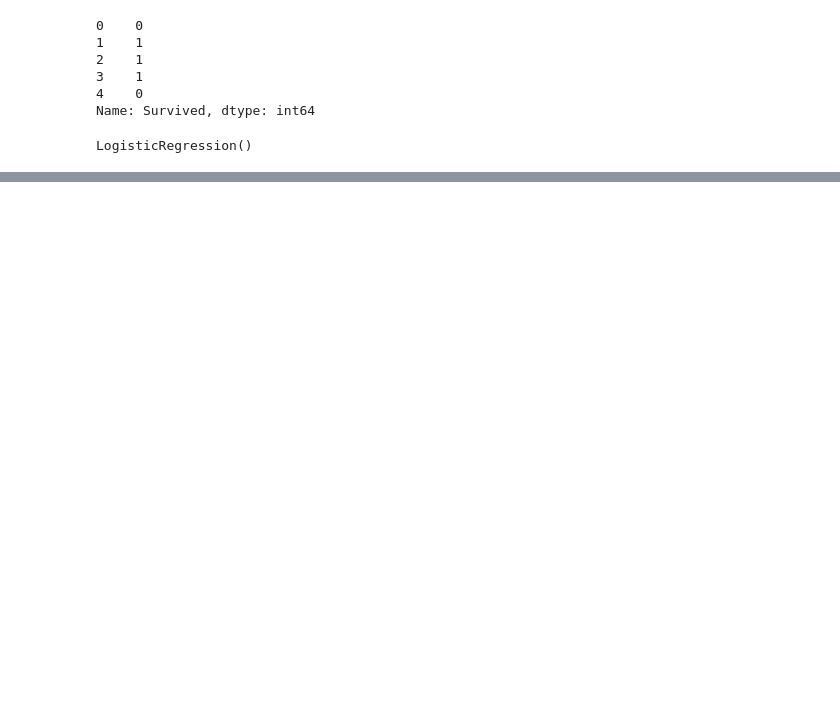
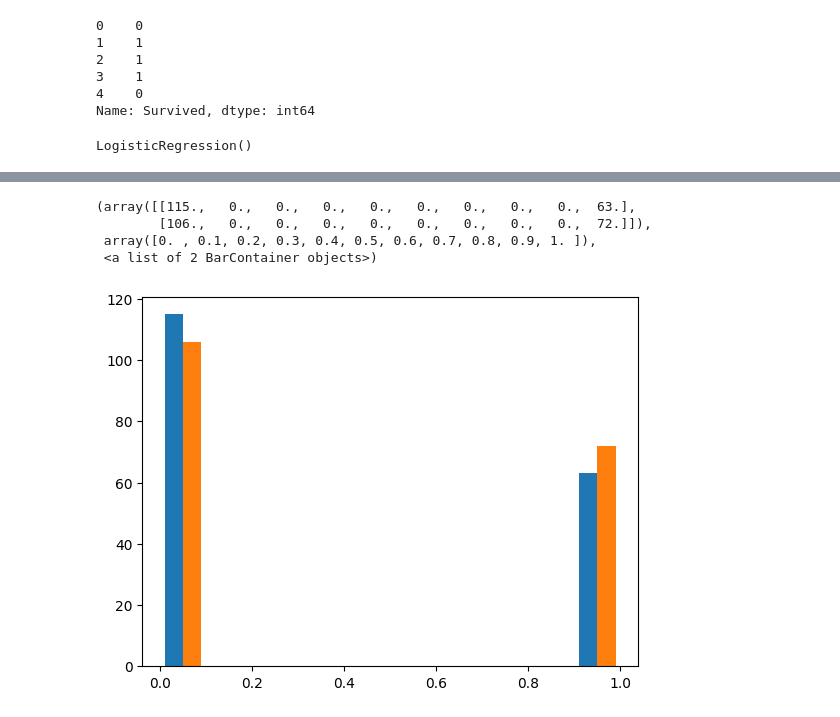
Before and after one commit to Nando8298/Learning, a Jupyter notebook: Logistic regression/Logistic.ipynb, the cells around one changed output, grey strips where cells are left out. Saved outputs shown, nothing was run; the diff lists cells and outputs as text; code cells hidden in the pictures; blank space fills up the shorter version.

```diff
--- a/Logistic regression/Logistic.ipynb
+++ b/Logistic regression/Logistic.ipynb
@@ -66,0 +68,11 @@ weighted avg       0.82      0.81      0.81       178
+# %%
+df = pd.DataFrame(data={"Test":y_test, "Pred": y_pred})
+# %%
+#plt.hist(df["Test"])
+plt.hist([df["Test"],df["Pred"]])
+# %% [output]
+(array([[115.,   0.,   0.,   0.,   0.,   0.,   0.,   0.,   0.,  63.],
+        [106.,   0.,   0.,   0.,   0.,   0.,   0.,   0.,   0.,  72.]]),
+ array([0. , 0.1, 0.2, 0.3, 0.4, 0.5, 0.6, 0.7, 0.8, 0.9, 1. ]),
+ <a list of 2 BarContainer objects>)
+[figure, added]
```
Also changed, not shown: parts of 3 cells of this notebook.
